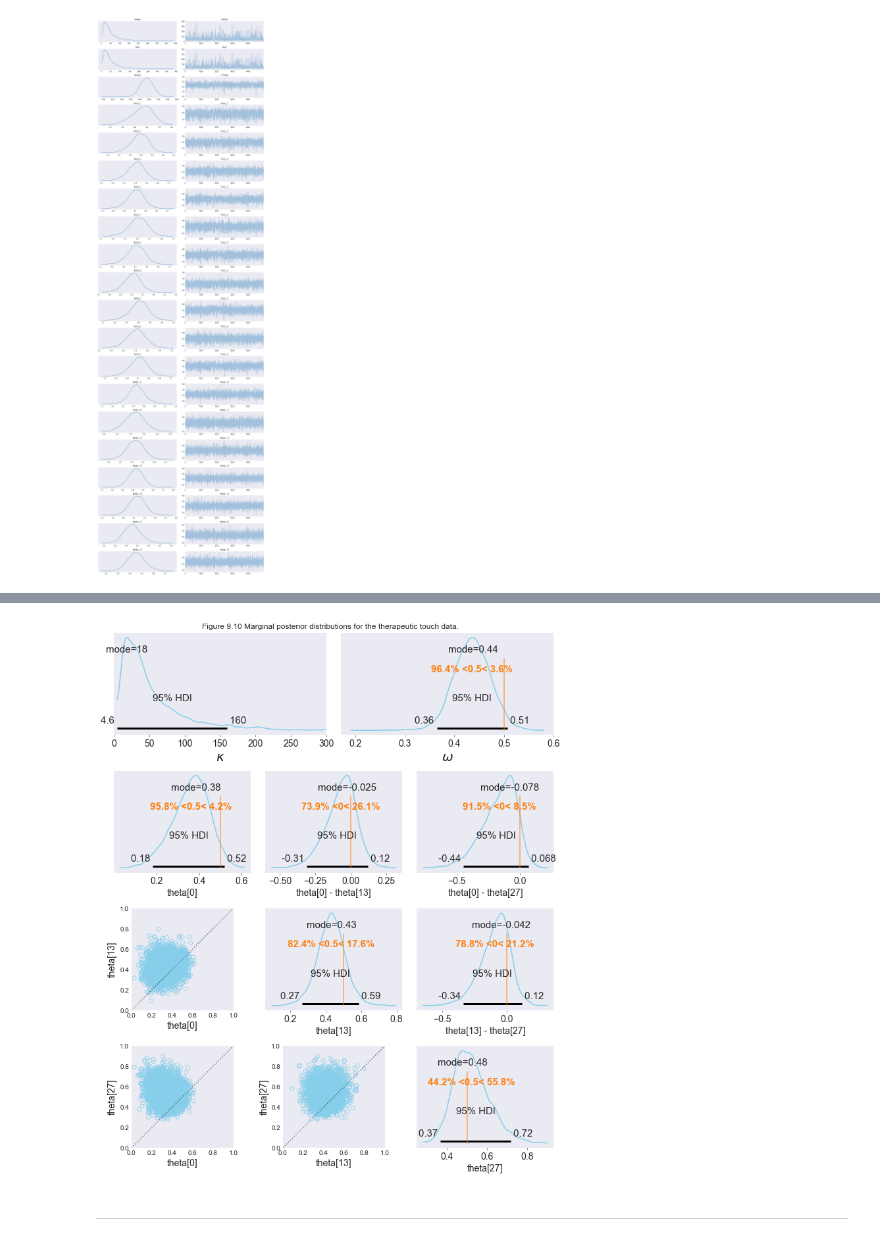
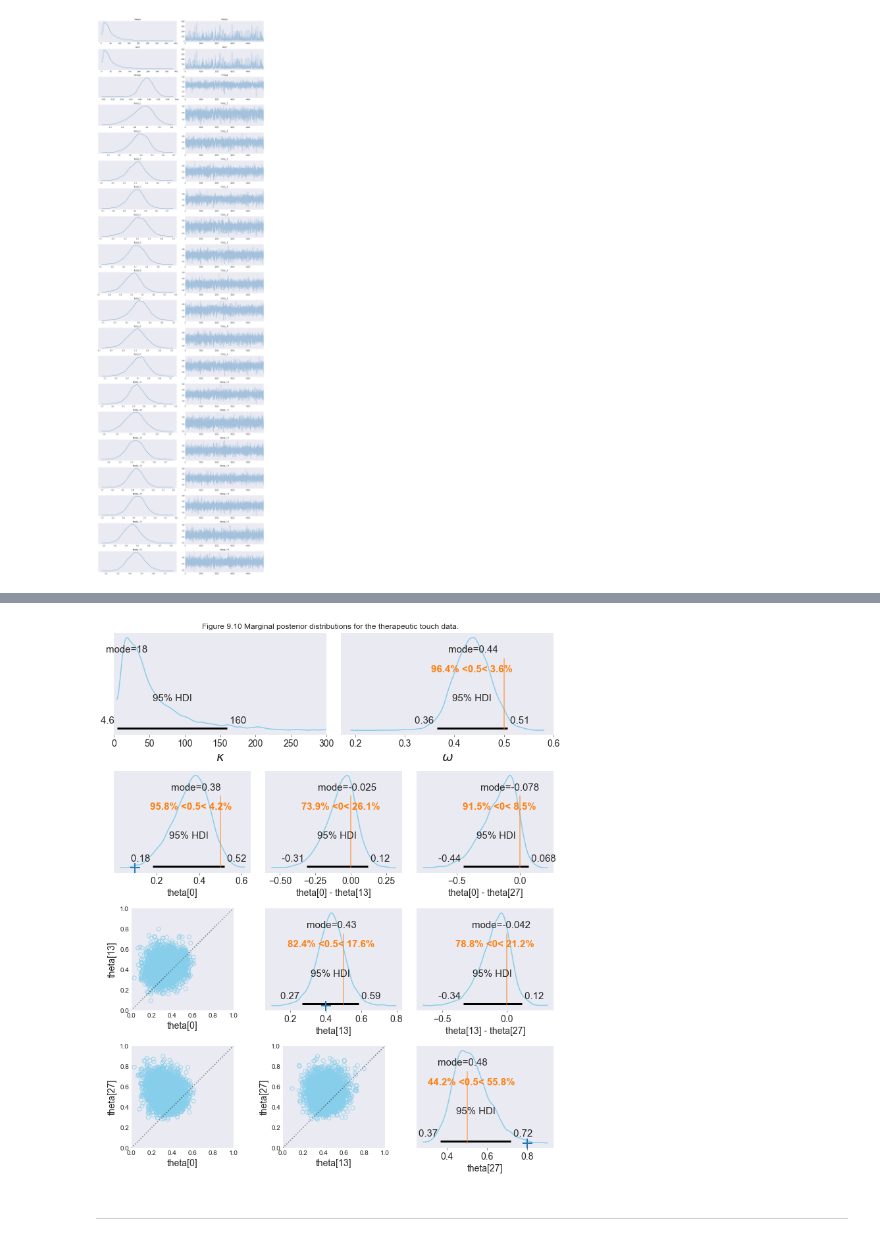
Before and after one commit to yongduek/lectures, a Jupyter notebook: esda/myworks/Ch.9.Hierarchical_Models_MultipleCoinsSingleMint.ipynb, the cells around one changed output, grey strips where cells are left out. Cells and saved outputs as stored; diff of their text form; code cells hidden in the pictures.

```diff
--- a/esda/myworks/Ch.9.Hierarchical_Models_MultipleCoinsSingleMint.ipynb
+++ b/esda/myworks/Ch.9.Hierarchical_Models_MultipleCoinsSingleMint.ipynb
@@ -351,71 +346,8 @@ trace = samples
-# %%
-import arviz as az
-plt.figure(figsize=(10,12))
-
-# Define gridspec
-gs = gridspec.GridSpec(4, 6)
-ax1 = plt.subplot(gs[0,:3])
-ax2 = plt.subplot(gs[0,3:])
-ax3 = plt.subplot(gs[1,:2])
-ax4 = plt.subplot(gs[1,2:4])
-ax5 = plt.subplot(gs[1,4:6])
-ax6 = plt.subplot(gs[2,:2])
-ax7 = plt.subplot(gs[2,2:4])
-ax8 = plt.subplot(gs[2,4:6])
-ax9 = plt.subplot(gs[3,:2])
-ax10 = plt.subplot(gs[3,2:4])
-ax11 = plt.subplot(gs[3,4:6])
-
-# thetas and theta pairs to plot
-thetas = (0, 13, 27)
-theta_pairs = ((0,13),(0,27),(13,27))
-
-font_d = {'size':14}
-
-# kappa & omega posterior plots
-for var, ax in zip(['kappa', 'omega'], [ax1, ax2]):
-    az.plot_posterior(trace[var], point_estimate='mode',
-                      ref_val=.5 if var=='omega' else None,
-                      hdi_prob=.95,
-                      ax=ax, color=color, round_to=2)
-    ax.set_xlabel('$\{}$'.format(var), fontdict={'size':20, 'weight':'bold'})
-    ax.set(title=None)
-
-ax1.set(xlim=(0,300))
-
-# theta posterior plots
-for var, ax in zip(thetas,[ax3, ax7, ax11]):
-    az.plot_posterior(trace[f'theta_{var}'], point_estimate='mode',
-                      ref_val=.5,
-                      hdi_prob=.95,
-                      ax=ax, color=color)
-    ax.set_xlabel('theta[{}]'.format(var), fontdict=font_d)
-    ax.set(title=None)
-
-# theta scatter plots
-for var, ax in zip(theta_pairs,[ax6, ax9, ax10]):
-    ax.scatter(trace[f'theta_{var[0]}'], trace[f'theta_{var[1]}'],
-               alpha=0.75, color=color, facecolor='none')
-    ax.plot([0, 1], [0, 1], ':k', transform=ax.transAxes, alpha=0.5)
-    ax.set_xlabel('theta[{}]'.format(var[0]), fontdict=font_d)
-    ax.set_ylabel('theta[{}]'.format(var[1]), fontdict=font_d)
-    ax.set(xlim=(0,1), ylim=(0,1), aspect='equal')
-    ax.set(title=None)
-
-# theta posterior differences plots
-for var, ax in zip(theta_pairs,[ax4, ax5, ax8]):
-    az.plot_posterior(trace[f'theta_{var[0]}']-trace[f'theta_{var[1]}'],
-                      point_estimate='mode',
-                      ref_val=0.,
-                      hdi_prob=.95,
-                      ax=ax, color=color)
-    ax.set_xlabel('theta[{}] - theta[{}]'.format(*var), fontdict=font_d)
-    ax.set(title=None)
-
-plt.suptitle('Figure 9.10 Marginal posterior distributions for the therapeutic touch data.')
-plt.tight_layout()
-# %% [output]
-[figure, removed]
+# %%
+trace = get_samples(samples)
+plot_thetas(trace, theta_obs=df_proportions)
+# %% [output]
+[figure, added]
 # %% [markdown]
 ---
 # %% [markdown]
```
Also changed, not shown: parts of 31 cells of this notebook, 2 other files.
